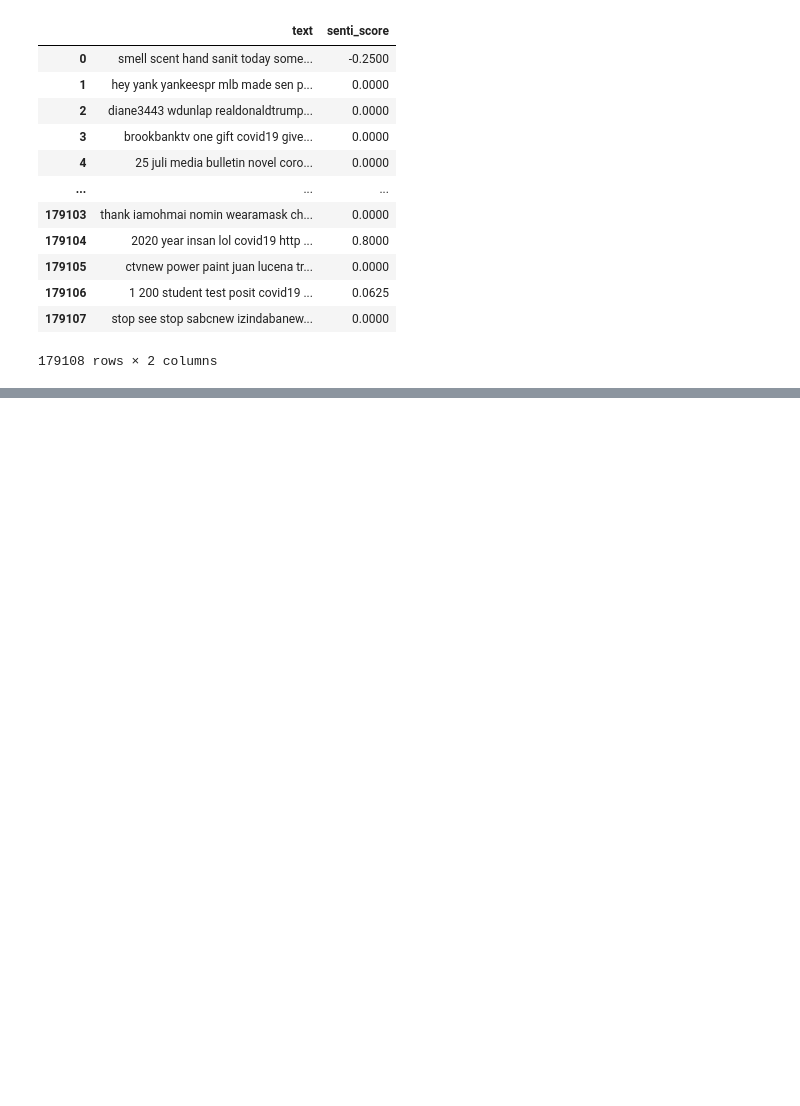
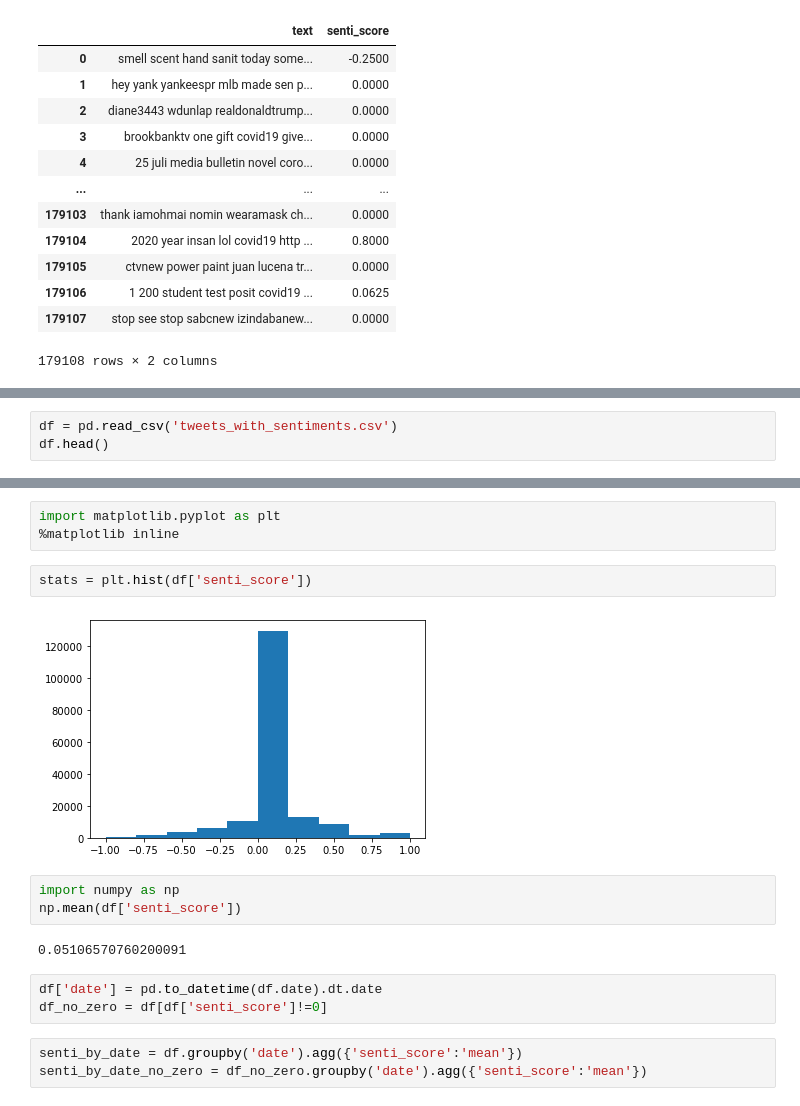
Before and after one commit to edwardlqf/vis, a Jupyter notebook: etl/twitter/sentiment/Tweeter Sentiment Score.ipynb, the cells around one changed output, grey strips where cells are left out. Drawn from its saved outputs; the diff is of its cells as text; blank space fills up the shorter version.

Commit message:
add plot

```diff
--- a/etl/twitter/sentiment/Tweeter Sentiment Score.ipynb
+++ b/etl/twitter/sentiment/Tweeter Sentiment Score.ipynb
@@ -84,0 +76,3 @@ df.head()
+# %%
+df = pd.read_csv('tweets_with_sentiments.csv')
+df.head()
@@ -84,0 +86,18 @@ df.head()
+# %%
+import matplotlib.pyplot as plt
+%matplotlib inline
+# %%
+stats = plt.hist(df['senti_score'])
+# %% [output]
+[figure, added]
+# %%
+import numpy as np
+np.mean(df['senti_score'])
+# %% [output]
+0.05106570760200091
+# %%
+df['date'] = pd.to_datetime(df.date).dt.date
+df_no_zero = df[df['senti_score']!=0]
+# %%
+senti_by_date = df.groupby('date').agg({'senti_score':'mean'})
+senti_by_date_no_zero = df_no_zero.groupby('date').agg({'senti_score':'mean'})
```
Also changed, not shown: parts of 5 cells of this notebook, 1 other file.
